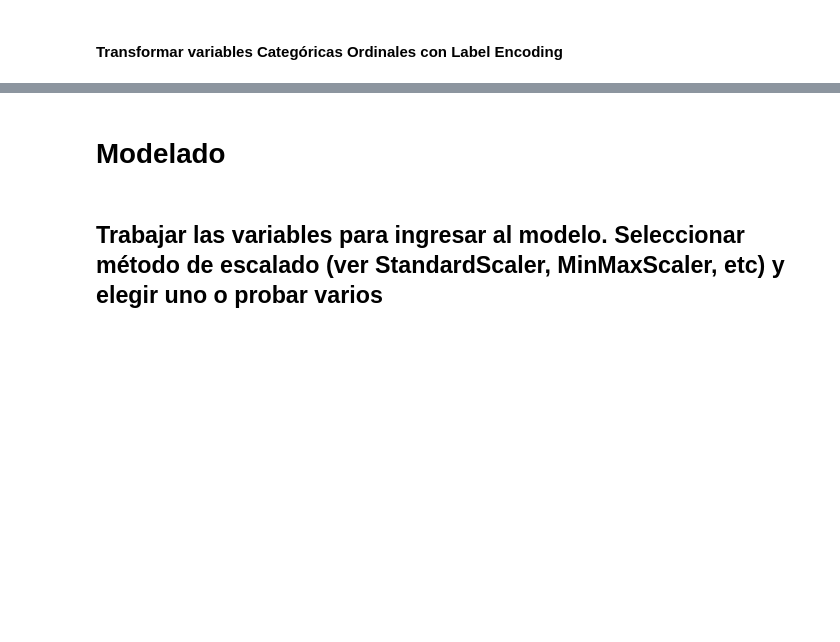
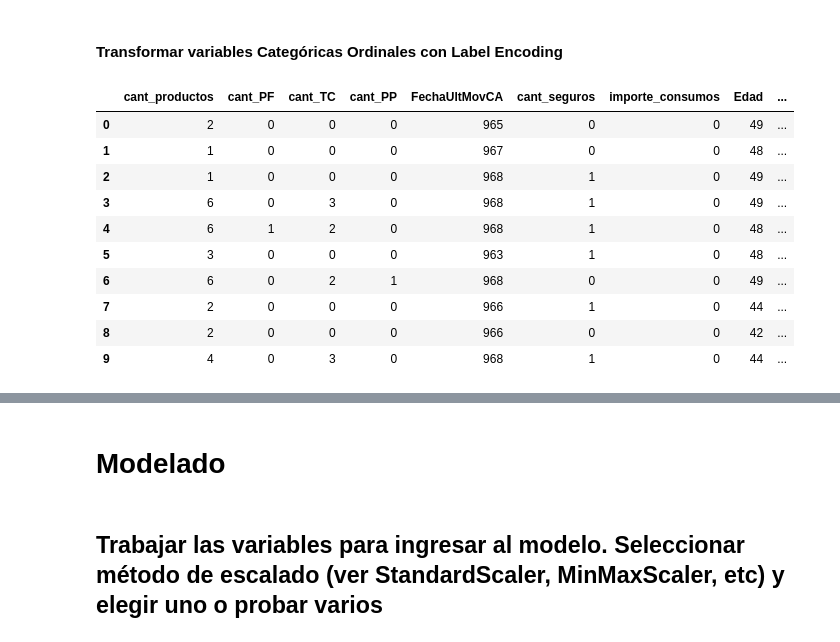
Before and after one commit to maurigarcia88/DiploDataScienceG7, a Jupyter notebook: Joaquin/TP2/TP2_2_Cohorte_G7.ipynb, the cells around one changed output, grey strips where cells are left out. Saved outputs shown, nothing was run; the diff lists cells and outputs as text; code cells hidden in the pictures; blank space fills up the shorter version.

```diff
--- a/Joaquin/TP2/TP2_2_Cohorte_G7.ipynb
+++ b/Joaquin/TP2/TP2_2_Cohorte_G7.ipynb
@@ -378,6 +426,28 @@ df['DiasDesdeMov'].fillna(-999,inplace=True)
 # %% [markdown]
 #### Transformar variables Categóricas Ordinales con Label Encoding
-# %%
-df.drop(columns=['FechaUltMovCA'],inplace=True)
-# %%
-df.fillna(0,inplace=True)
+# %%
+df['FechaUltMovCA_day'] = df['FechaUltMovCA'].dt.day
+df['FechaUltMovCA_Dayofweek'] = df['FechaUltMovCA'].dt.dayofweek
+df['FechaUltMovCA_month'] = df['FechaUltMovCA'].dt.month
+df['FechaUltMovCA_year'] = df['FechaUltMovCA'].dt.year
+# %%
+df['day_sin'] = np.sin((df.FechaUltMovCA_month)*(2.*np.pi/30))
+df['day_cos'] = np.cos((df.FechaUltMovCA_month)*(2.*np.pi/30))
+df['dayofweek_sin'] = np.sin((df.FechaUltMovCA_month-1)*(2.*np.pi/7))
+df['dayofweek_cos'] = np.cos((df.FechaUltMovCA_month-1)*(2.*np.pi/7))
+df['month_sin'] = np.sin((df.FechaUltMovCA_month-1)*(2.*np.pi/12))
+df['month_cos'] = np.cos((df.FechaUltMovCA_month-1)*(2.*np.pi/12))
+# %%
+df.head(10)
+# %% [output]
+|  | cant_productos | cant_PF | cant_TC | cant_PP | FechaUltMovCA | cant_seguros | importe_consumos | Edad | ... |
+| 0 | 2 | 0 | 0 | 0 | 965 | 0 | 0 | 49 | ... |
+| 1 | 1 | 0 | 0 | 0 | 967 | 0 | 0 | 48 | ... |
+| 2 | 1 | 0 | 0 | 0 | 968 | 1 | 0 | 49 | ... |
+| 3 | 6 | 0 | 3 | 0 | 968 | 1 | 0 | 49 | ... |
+| 4 | 6 | 1 | 2 | 0 | 968 | 1 | 0 | 48 | ... |
+| 5 | 3 | 0 | 0 | 0 | 963 | 1 | 0 | 48 | ... |
+| 6 | 6 | 0 | 2 | 1 | 968 | 0 | 0 | 49 | ... |
+| 7 | 2 | 0 | 0 | 0 | 966 | 1 | 0 | 44 | ... |
+| 8 | 2 | 0 | 0 | 0 | 966 | 0 | 0 | 42 | ... |
+| 9 | 4 | 0 | 3 | 0 | 968 | 1 | 0 | 44 | ... |
```
Also changed, not shown: parts of 8 cells of this notebook.
